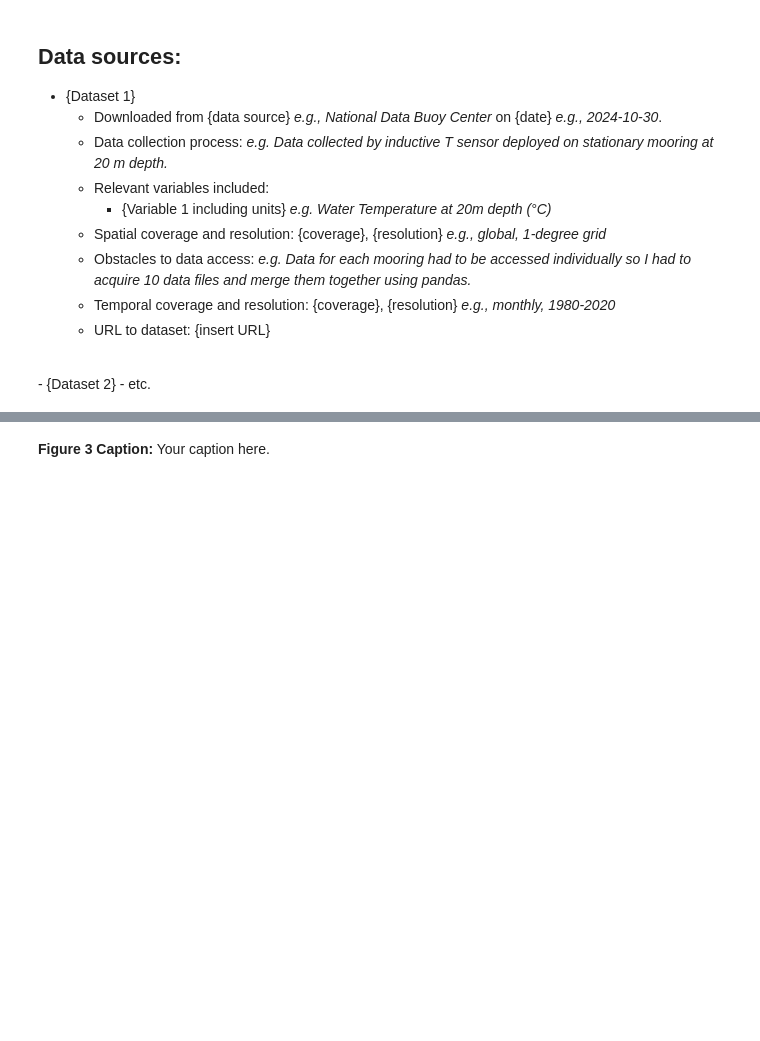
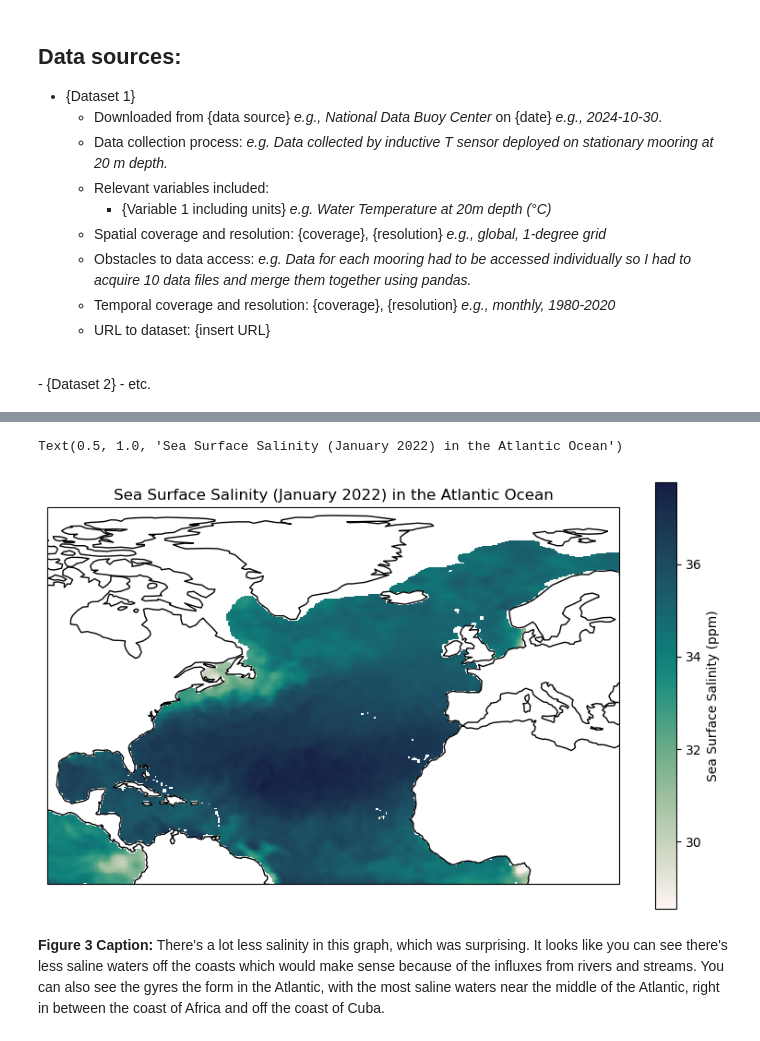
Before and after one commit to aafonso17/Final-Project-Template, a Jupyter notebook: Final_Report_Template.ipynb, the cells around one changed output, grey strips where cells are left out. Saved outputs shown, nothing was run; the diff lists cells and outputs as text; code cells hidden in the pictures; blank space fills up the shorter version.

```diff
--- a/Final_Report_Template.ipynb
+++ b/Final_Report_Template.ipynb
@@ -206,2 +420,16 @@ Short introduction to this section here.
 # %%
 # perform data analysis
+
+#Time coverage:
+#'2022-01-22'
+#time_coverage_end :
+#'2022-01-30'
+
+
+import pandas as pd
+import xarray as xr
+
+
+filepath = "OISSS_L4_multimission_global_7d_v1.0_2022-01-26.nc"
+global_salinity_january = xr.open_dataset(filepath)
+display(global_salinity_january)
@@ -208,8 +454,62 @@ Short introduction to this section here.
 # %%
 # make and display figure
+
+import numpy as np
+import matplotlib.pyplot as plt
+import cartopy.crs as ccrs
+import cmocean
+import xarray as xr
+from scipy import stats
+import netCDF4
+import cartopy.feature as cfeature
+
+#the starting slainity values started on January 22nd, 2022
+#the ending salinity values ended on January 30th, 2022
+
+salinity_start_january = global_salinity_january['sss'].sel(time= '01-22-2022', method='nearest').squeeze()
+salinity_end_january = global_salinity_january['sss'].sel(time= '01-30-2022', method='nearest').squeeze()
+
+
+latitude_january =salinity_start_january['latitude'].values
+longitude_january = salinity_start_january['longitude'].values
+
+
+fig = plt.figure(figsize = (10,6))
+
+#add cartopy features & graph features-- axes, coastlines, colorbar, title
+
+ax = plt.axes(projection= ccrs.PlateCarree(central_longitude = 0))
+ax.set_extent([-100, 30, 0, 80])
+ax.coastlines(color='black')
+
+#plot sea ice concentration
+plt.pcolormesh(longitude_january, latitude_january, salinity_start_january,
+               transform=ccrs.PlateCarree(),
+              cmap = cmocean.cm.tempo)
+
+plt.colorbar(label="Sea Surface Salinity (ppm)")
+plt.title('Sea Surface Salinity (January 2022) in the Atlantic Ocean')
+
+#**Trial and error***
+#global_salinity['latitude'] = np.where(global_salinity['latitude'].values == -20 & (global_salinity['longitude'].values in range (-60,-20)))
+#salinity_start = np.where((latitude==20))
+#salinity_start = np.where((global_salinity['longitude'].values in range (-60,-20)))
+#display(lat)
+#display(lon)
+
+#global_salinity['time'] = pd.to_datetime(global_salinity['time'])
+
+#central_lat= global_salinity['latitude'].median()
+#central_lon= global_salinity['longitude'].median()
+
+#print(central_lat)
+#print(central_lon)
+# %% [output]
+Text(0.5, 1.0, 'Sea Surface Salinity (January 2022) in the Atlantic Ocean')
+[figure, added]
 # %% [markdown]
 <!-- Describe how this figure helps address your research question. What patterns or insights can you observe? -->
-**Figure 3 Caption:** Your caption here.
+**Figure 3 Caption:** There's a lot less salinity in this graph, which was surprising. It looks like you can see there's less saline waters off the coasts which would make sense because of the influxes from rivers and streams. You can also see the gyres the form in the Atlantic, with the most saline waters near the middle of the Atlantic, right in between the coast of Africa and off the coast of Cuba.
 # %% [markdown]
 ## Discussion
 **Interpretation of Results:**  *(Write ~1 paragraph below)*
```
Also changed, not shown: parts of 20 cells of this notebook, 3 other files.
